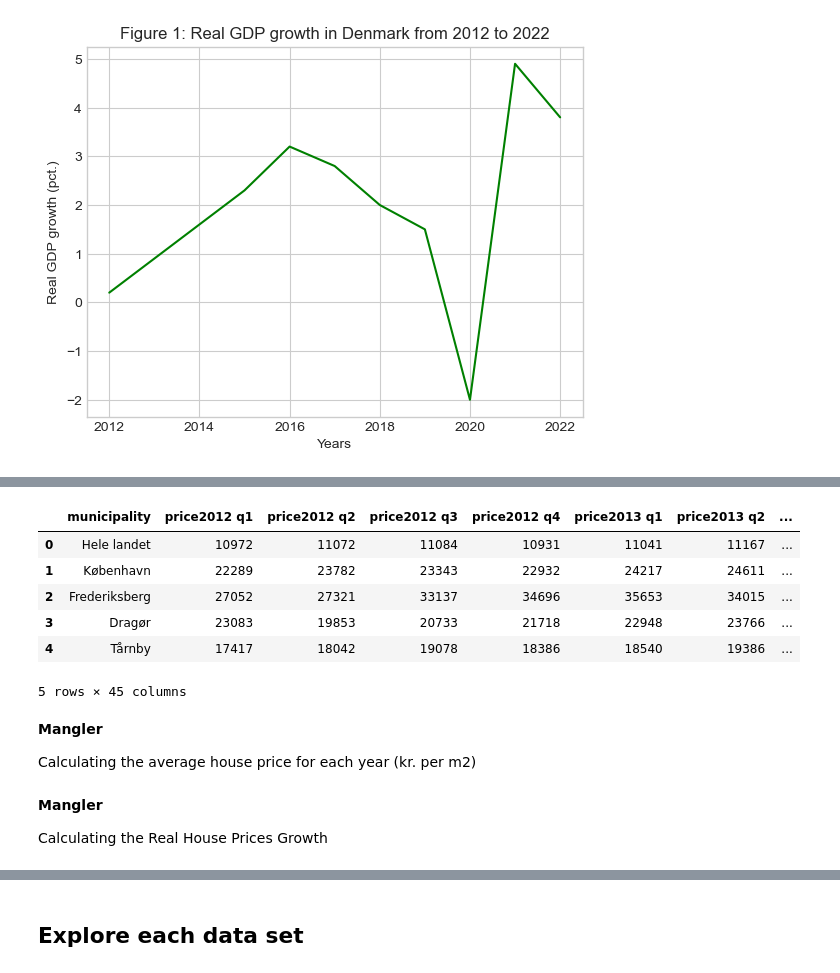
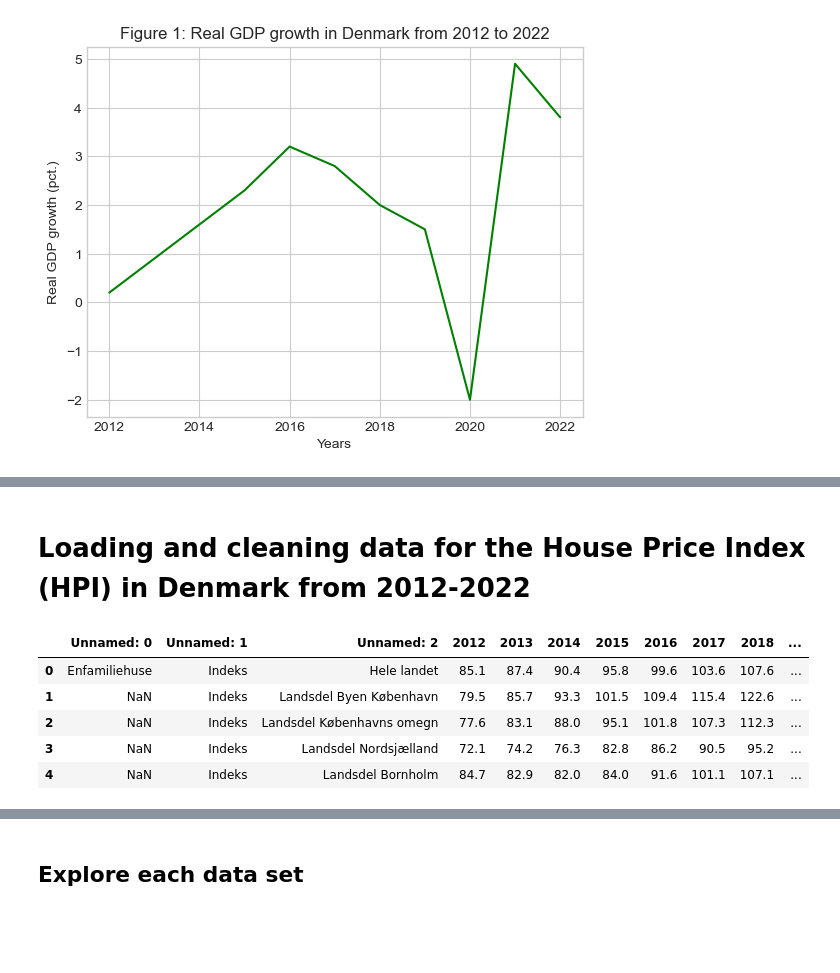
Before and after one commit to NumEconCopenhagen/projects-2023-lnp953, a Jupyter notebook: dataproject/dataproject.ipynb, the cells around one changed output, grey strips where cells are left out. Saved outputs shown, nothing was run; the diff lists cells and outputs as text; code cells hidden in the pictures; blank space fills up the shorter version.

```diff
--- a/dataproject/dataproject.ipynb
+++ b/dataproject/dataproject.ipynb
@@ -137,36 +112,0 @@ plt.show()
-# %%
-#Cleaning data for Houseprices
-
-#Giving a column title for the municipalities:
-df_hp.rename(columns={'Unnamed: 2': 'municipality'}, inplace=True)
-
-#Removing the columns that is not used
-del df_hp['Unnamed: 0']
-del df_hp['Unnamed: 1']
-
-#Renaming time colums 1992K1 -> price1992 q1
-timecolumn_dict = {}
-for y in range(2012,2022+1):
-    for k in range(1,4+1):
-        q_from = f'{y}K{k}'
-        q_to   = f'price{y} q{k}'
-        timecolumn_dict[q_from] = q_to
-df_hp = df_hp.rename(columns = timecolumn_dict)
-
-#Dropping missing values
-df_hp = df_hp.dropna()
-
-
-df_hp.head()
-# %% [output]
-|  | municipality | price2012 q1 | price2012 q2 | price2012 q3 | price2012 q4 | price2013 q1 | price2013 q2 | ... |
-| 0 | Hele landet | 10972 | 11072 | 11084 | 10931 | 11041 | 11167 | ... |
-| 1 | København | 22289 | 23782 | 23343 | 22932 | 24217 | 24611 | ... |
-| 2 | Frederiksberg | 27052 | 27321 | 33137 | 34696 | 35653 | 34015 | ... |
-| 3 | Dragør | 23083 | 19853 | 20733 | 21718 | 22948 | 23766 | ... |
-| 4 | Tårnby | 17417 | 18042 | 19078 | 18386 | 18540 | 19386 | ... |
-5 rows × 45 columns
-# %% [markdown]
-**Mangler**
-
-Calculating the average house price for each year (kr. per m2)
@@ -175,4 +113,13 @@ Calculating the average house price for each year (kr. per m2)
-# %% [markdown]
-**Mangler**
-
-Calculating the Real House Prices Growth
+# %% [markdown]
+# Loading and cleaning data for the House Price Index (HPI) in Denmark from 2012-2022
+# %%
+#Loading data for House Price Index (HPI)
+df_hpi = pd.read_excel('HPI.xlsx', skiprows=2)
+df_hpi.head()
+# %% [output]
+|  | Unnamed: 0 | Unnamed: 1 | Unnamed: 2 | 2012 | 2013 | 2014 | 2015 | 2016 | 2017 | 2018 | ... |
+| 0 | Enfamiliehuse | Indeks | Hele landet | 85.1 | 87.4 | 90.4 | 95.8 | 99.6 | 103.6 | 107.6 | ... |
+| 1 | NaN | Indeks | Landsdel Byen København | 79.5 | 85.7 | 93.3 | 101.5 | 109.4 | 115.4 | 122.6 | ... |
+| 2 | NaN | Indeks | Landsdel Københavns omegn | 77.6 | 83.1 | 88.0 | 95.1 | 101.8 | 107.3 | 112.3 | ... |
+| 3 | NaN | Indeks | Landsdel Nordsjælland | 72.1 | 74.2 | 76.3 | 82.8 | 86.2 | 90.5 | 95.2 | ... |
+| 4 | NaN | Indeks | Landsdel Bornholm | 84.7 | 82.9 | 82.0 | 84.0 | 91.6 | 101.1 | 107.1 | ... |
```
Also changed, not shown: parts of 22 cells of this notebook, 5 other files.
